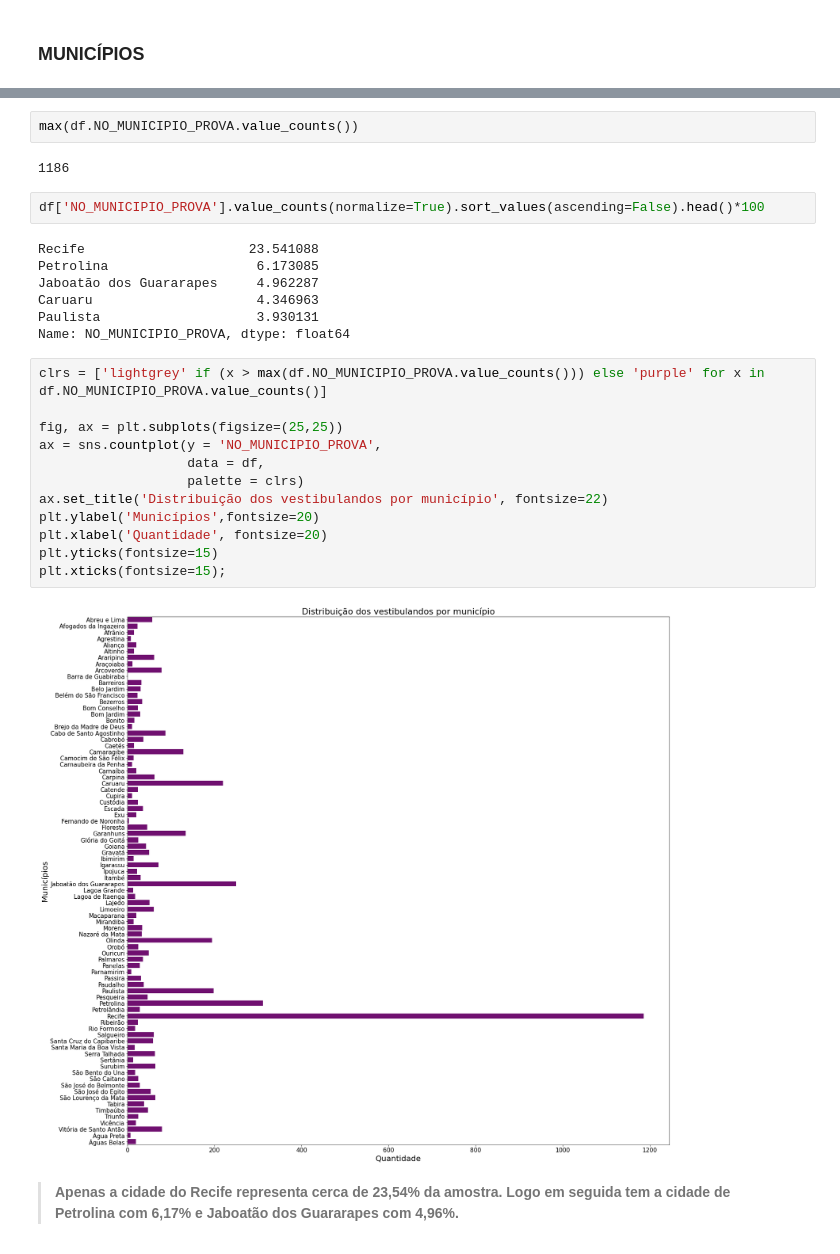
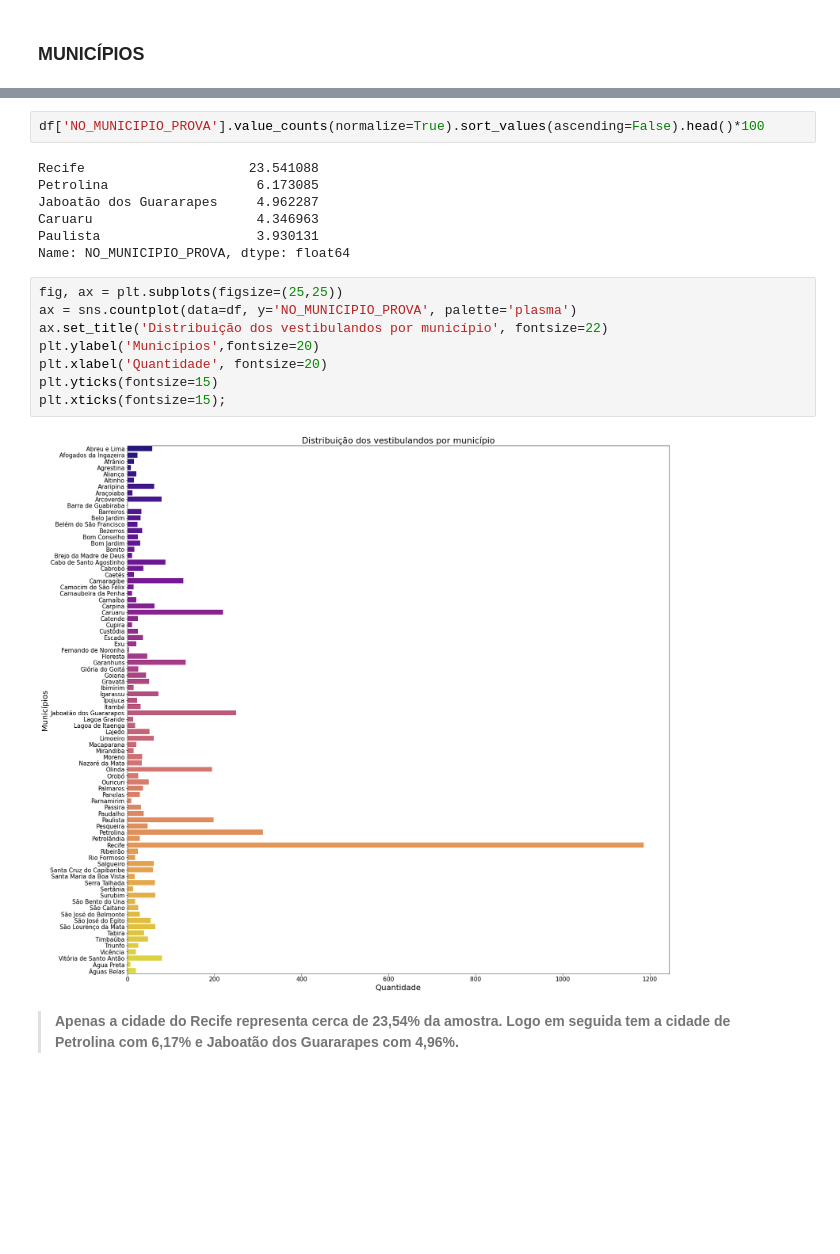
Before and after one commit to Victor-Amarante/Intro_DS, a Jupyter notebook: DataEDA.ipynb, the cells around one changed output, grey strips where cells are left out. Saved outputs shown, nothing was run; the diff lists cells and outputs as text; blank space fills up the shorter version.

```diff
--- a/DataEDA.ipynb
+++ b/DataEDA.ipynb
@@ -361,7 +355,3 @@ Name: NO_MUNICIPIO_PROVA, Length: 84, dtype: int64
-# %%
-max(df.NO_MUNICIPIO_PROVA.value_counts())
-# %% [output]
-1186
 # %%
 df['NO_MUNICIPIO_PROVA'].value_counts(normalize=True).sort_values(ascending=False).head()*100
 # %% [output]
@@ -372,19 +362,15 @@ Caruaru                     4.346963
 Paulista                    3.930131
 Name: NO_MUNICIPIO_PROVA, dtype: float64
 # %%
-clrs = ['lightgrey' if (x > max(df.NO_MUNICIPIO_PROVA.value_counts())) else 'purple' for x in df.NO_MUNICIPIO_PROVA.value_counts()]
-
 fig, ax = plt.subplots(figsize=(25,25))
-ax = sns.countplot(y = 'NO_MUNICIPIO_PROVA',
-                   data = df,
-                   palette = clrs)
+ax = sns.countplot(data=df, y='NO_MUNICIPIO_PROVA', palette='plasma')
 ax.set_title('Distribuição dos vestibulandos por município', fontsize=22)
 plt.ylabel('Municípios',fontsize=20)
 plt.xlabel('Quantidade', fontsize=20)
 plt.yticks(fontsize=15)
 plt.xticks(fontsize=15);
 # %% [output]
-[figure, old version]
+[figure, new version]
 # %% [markdown]
 > **Apenas a cidade do Recife representa cerca de 23,54% da amostra. Logo em seguida tem a cidade de Petrolina com 6,17% e Jaboatão dos Guararapes com 4,96%.**
 # %% [markdown]
```
Also changed, not shown: parts of 4 cells of this notebook.
